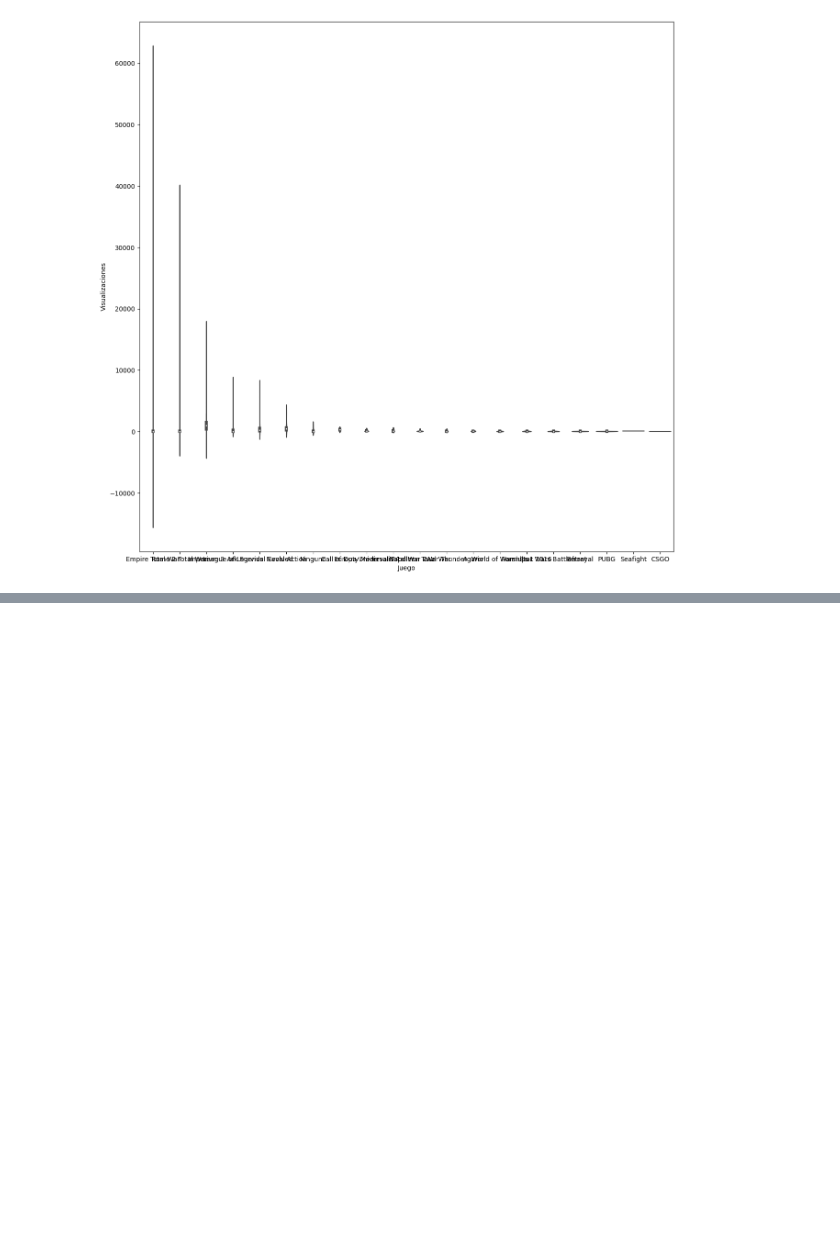
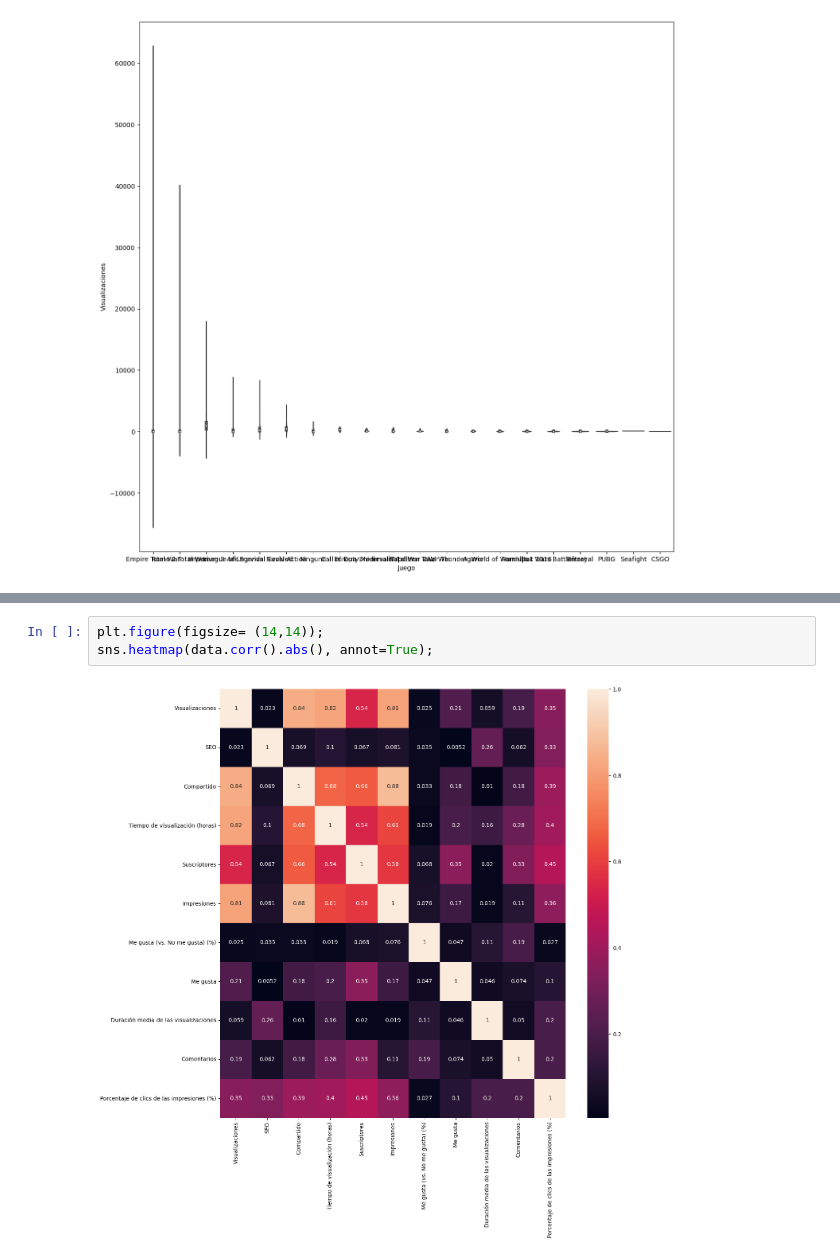
Before and after one commit to braugilabert/Prediction-of-views_ML, a Jupyter notebook: notebooks/01_EDA.ipynb, the cells around one changed output, grey strips where cells are left out. Saved outputs shown, nothing was run; the diff lists cells and outputs as text; blank space fills up the shorter version.

```diff
--- a/notebooks/01_EDA.ipynb
+++ b/notebooks/01_EDA.ipynb
@@ -40,3 +40,8 @@ data.corr()
 | Duración media de las visualizaci... | -0.058503 | 0.260257 | -0.010133 | 0.163616 | 0.020105 | 0.018918 | ... |
 | Comentarios | 0.189833 | 0.062314 | 0.177206 | 0.275589 | 0.331056 | 0.107101 | ... |
 | Porcentaje de clics de las impres... | 0.345555 | 0.333546 | 0.392947 | 0.404074 | 0.447503 | 0.361423 | ... |
+# %%
+plt.figure(figsize= (14,14));
+sns.heatmap(data.corr().abs(), annot=True);
+# %% [output]
+[figure, added]
```
Also changed, not shown: 1 other file.
